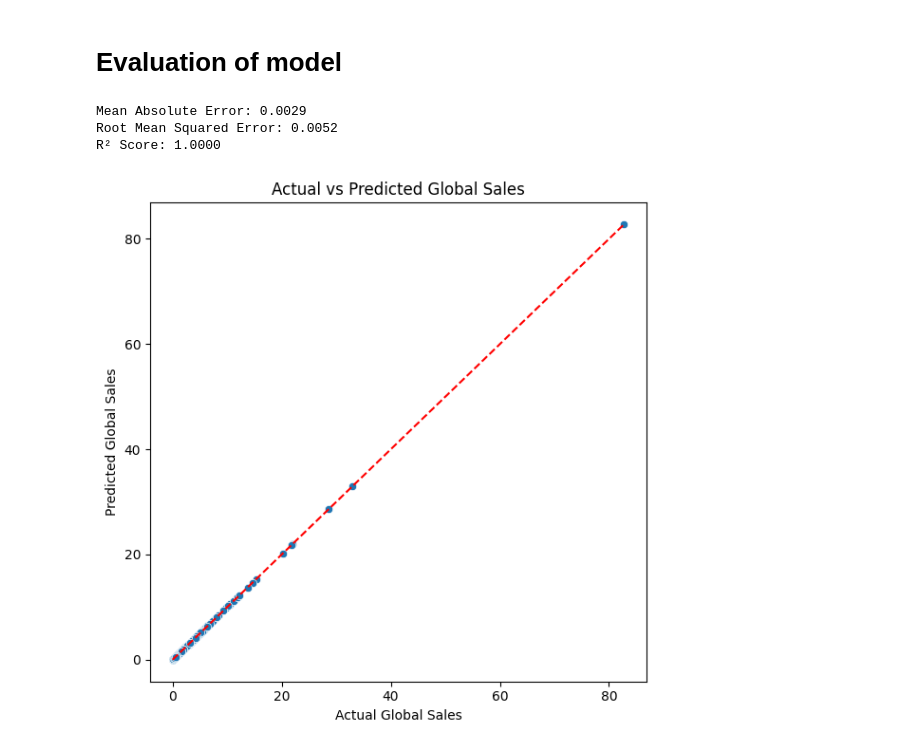
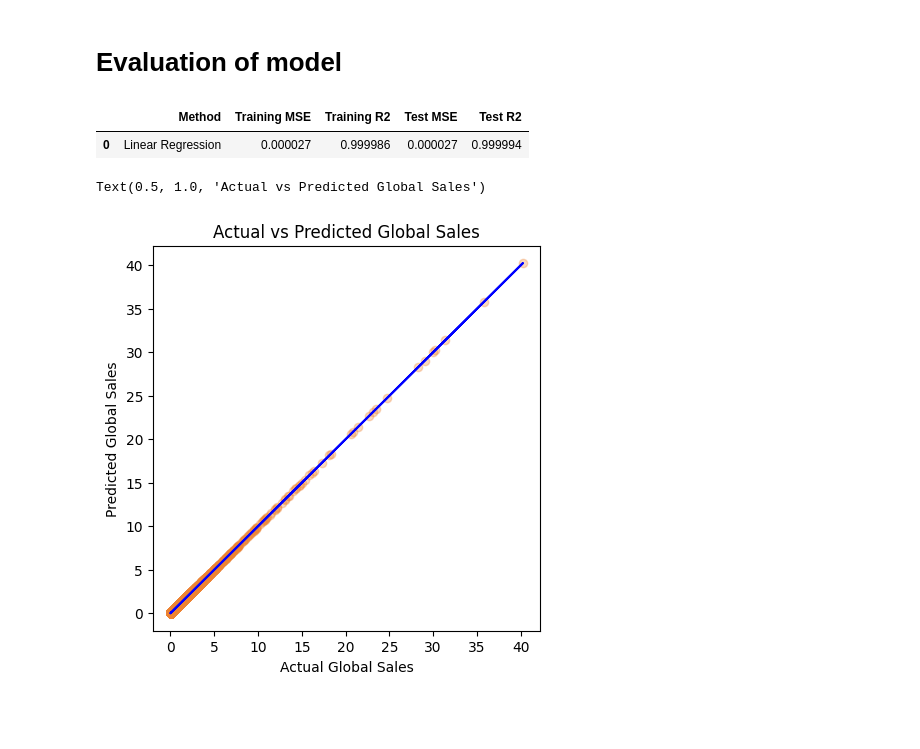
Before and after one commit to prajwalp111/ML, a Jupyter notebook: gaming_ml/video_game.ipynb, the cells around one changed output. Cells and saved outputs as stored; diff of their text form; code cells hidden in the pictures; blank space fills up the shorter version.

```diff
--- a/gaming_ml/video_game.ipynb
+++ b/gaming_ml/video_game.ipynb
@@ -136,7 +136,7 @@ Index(['Rank', 'Name', 'Platform', 'Year', 'Genre', 'Publisher', 'NA_Sales',
        'EU_Sales', 'JP_Sales', 'Other_Sales', 'Global_Sales'],
       dtype='object')
 # %%
-features = ['Year','NA_Sales',
+features = ['NA_Sales',
        'EU_Sales', 'JP_Sales', 'Other_Sales']
 target = 'Global_Sales'
 
@@ -179,7 +179,8 @@ LinearRegression()
 # %% [markdown]
 ### Prediction
 # %%
-y_pred = lr_model.predict(X_test)
+y_train_pred = lr_model.predict(X_train)
+y_test_pred = lr_model.predict(X_test)
 # %%
 # sample_input = [[2.5, 1.8, 0.3, 0.4]]
 # predicted_sales = lr_model.predict(sample_input)
@@ -187,15 +188,10 @@ y_pred = lr_model.predict(X_test)
 # %% [markdown]
 # Evaluation of model
 # %%
-mae = mean_absolute_error(y_test, y_pred)
-mse = mean_squared_error(y_test, y_pred)
-rmse = np.sqrt(mse)
-r2 = r2_score(y_test, y_pred)
+train_mse = mean_squared_error(y_train, y_train_pred)
+train_rmse = np.sqrt(train_mse)
+train_r2 = r2_score(y_train, y_train_pred)
 
-print(f"Mean Absolute Error: {mae:.4f}")
-print(f"Root Mean Squared Error: {rmse:.4f}")
-print(f"R² Score: {r2:.4f}")
+test_mse = mean_squared_error(y_test, y_test_pred)
+test_rmse = np.sqrt(test_mse)
+test_r2 = r2_score(y_test, y_test_pred)
-# %% [output]
-Mean Absolute Error: 0.0029
-Root Mean Squared Error: 0.0052
-R² Score: 1.0000
@@ -202,11 +201,18 @@ R² Score: 1.0000
+# %%
+lr_results
+# %% [output]
+|  | Method | Training MSE | Training R2 | Test MSE | Test R2 |
+| 0 | Linear Regression | 0.000027 | 0.999986 | 0.000027 | 0.999994 |
 # %%
-plt.figure(figsize=(6,6))
-sb.scatterplot(x=y_test, y=y_pred)
-plt.plot([y_test.min(), y_test.max()], [y_test.min(), y_test.max()], 'r--')
+plt.figure(figsize=(5,5))
+plt.scatter(x=y_train,y=y_train_pred,c='#ed8332',alpha=0.3)
+
+z=np.polyfit(y_train,y_train_pred,1)
+p=np.poly1d(z)
+plt.plot(y_train,p(y_train),'blue')
 plt.xlabel("Actual Global Sales")
 plt.ylabel("Predicted Global Sales")
 plt.title("Actual vs Predicted Global Sales")
-plt.tight_layout()
-plt.show()
 # %% [output]
+Text(0.5, 1.0, 'Actual vs Predicted Global Sales')
-[figure, old version]
+[figure, new version]
```
Also changed, not shown: parts of 5 cells of this notebook.
